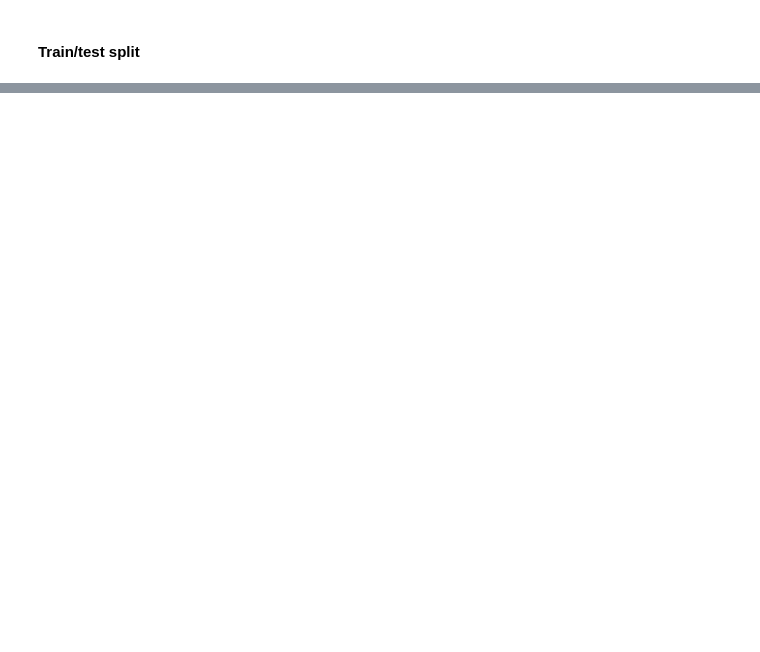
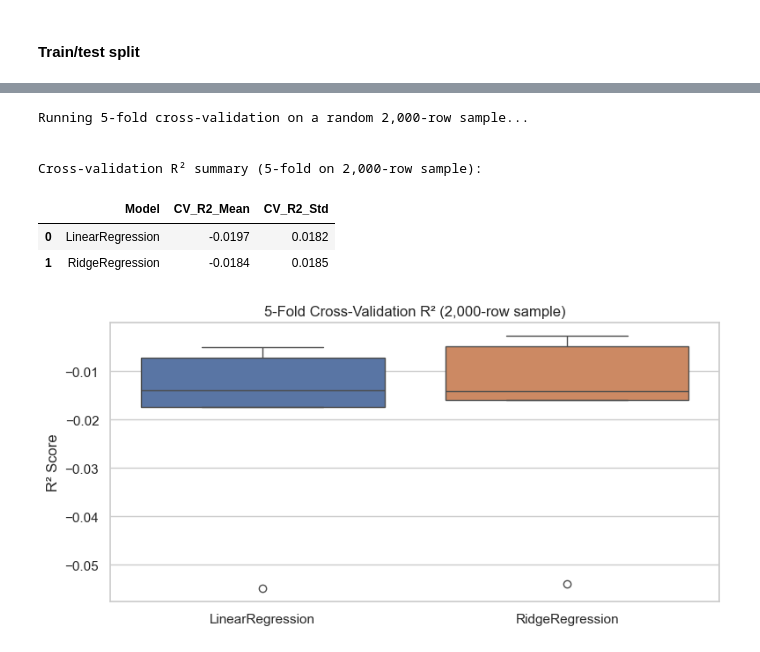
Before and after one commit to GaurabK19/Project-Deliverable-2-Regression-Modeling-and-Performance-Evaluation, a Jupyter notebook: main.ipynb, the cells around one changed output, grey strips where cells are left out. Drawn from its saved outputs; the diff is of its cells as text; code cells hidden in the pictures; blank space fills up the shorter version.

Commit message:
Added complete regression evaluation summary with Ridge/Linear insights, updated cross-validation notes, and improved model interpretation markdown and a readme file

```diff
--- a/main.ipynb
+++ b/main.ipynb
@@ -283,0 +329,12 @@ Here, I will display predicted vs actual, residuals, CV score distributions, and
+# %%
+pipe_ridge = Pipeline(steps=[
+    ('pre', preprocessor),
+    ('reg', Ridge(alpha=1.0))
+])
+
+pipe_ridge.fit(X_train, y_train)
+y_pred_ridge = pipe_ridge.predict(X_test)
+metrics_ridge = calc_metrics(y_test, y_pred_ridge)
+
+print("\nRidge Regression Test Metrics:")
+print(metrics_ridge)
@@ -283,0 +374,53 @@ Here, I will display predicted vs actual, residuals, CV score distributions, and
+# %%
+from sklearn.model_selection import KFold, cross_val_score
+
+print("Running 5-fold cross-validation on a random 2,000-row sample...\n")
+
+# Sample 2,000 rows for lightweight CV
+X_small = X.sample(n=2000, random_state=42)
+y_small = y.loc[X_small.index]
+
+# Use 5-fold CV
+cv = KFold(n_splits=5, shuffle=True, random_state=42)
+
+# CV scores for each model
+cv_scores_lr = cross_val_score(pipe_lr, X_small, y_small, cv=cv, scoring='r2')
+cv_scores_ridge = cross_val_score(pipe_ridge, X_small, y_small, cv=cv, scoring='r2')
+
+# Create summary table
+cv_summary = pd.DataFrame({
+    'Model': ['LinearRegression', 'RidgeRegression'],
+    'CV_R2_Mean': [
+        cv_scores_lr.mean(),
+        cv_scores_ridge.mean()
+    ],
+    'CV_R2_Std': [
+        cv_scores_lr.std(),
+        cv_scores_ridge.std()
+    ]
+}).round(4)
+
+print("\nCross-validation R² summary (5-fold on 2,000-row sample):")
+display(cv_summary)
+
+# Visualize CV score distributions
+cv_df = pd.DataFrame({
+    'LinearRegression': cv_scores_lr,
+    'RidgeRegression': cv_scores_ridge
+})
+
+plt.figure(figsize=(8,4))
+sns.boxplot(data=cv_df)
+plt.title('5-Fold Cross-Validation R² (2,000-row sample)')
+plt.ylabel('R² Score')
+plt.tight_layout()
+plt.show()
+# %% [output]
+Running 5-fold cross-validation on a random 2,000-row sample...
+
+
+Cross-validation R² summary (5-fold on 2,000-row sample):
+|  | Model | CV_R2_Mean | CV_R2_Std |
+| 0 | LinearRegression | -0.0197 | 0.0182 |
+| 1 | RidgeRegression | -0.0184 | 0.0185 |
+[figure, added]
```
Also changed, not shown: parts of 58 cells of this notebook, 3 other files.
